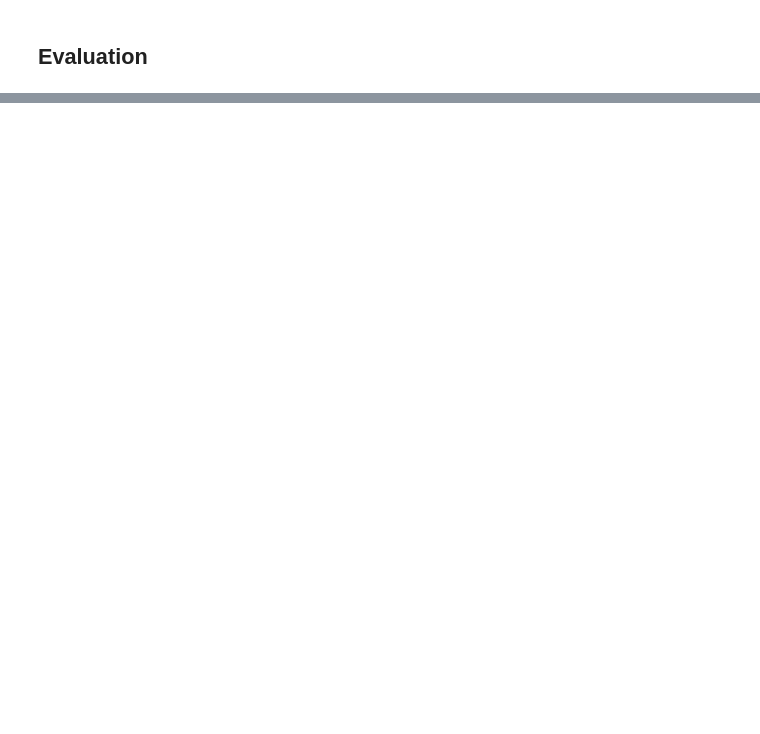
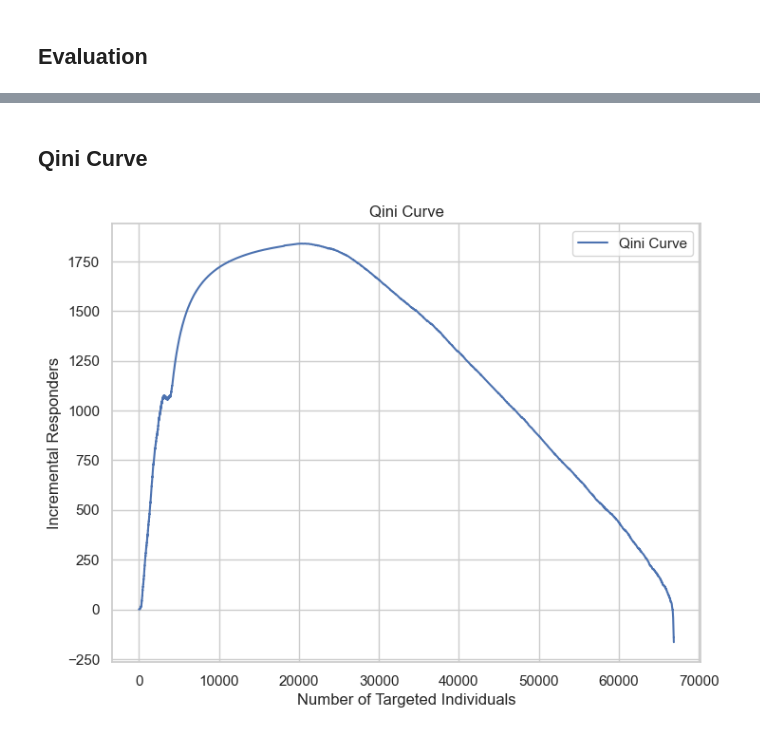
Before and after one commit to RobertoBerrocal/thesis, a Jupyter notebook: notebooks/data_modelling.ipynb, the cells around one changed output, grey strips where cells are left out. Cells and saved outputs as stored; diff of their text form; code cells hidden in the pictures; blank space fills up the shorter version.

```diff
--- a/notebooks/data_modelling.ipynb
+++ b/notebooks/data_modelling.ipynb
@@ -24,4 +41,4 @@ Data columns (total 30 columns):
 dtypes: float64(17), int32(1), int64(5), object(7)
 memory usage: 50.3+ MB
 # %%
-rmf_dataset.dropna(inplace=True)
+rfm_df.dropna(inplace=True)
@@ -93,6 +100,6 @@ rmf_dataset.loc[X_df.index, 'Churn_Label_KNN'] = (rmf_dataset.loc[X_df.index, 'K
 # %% [markdown]
 ## Treatment
 # %%
-rmf_dataset['Treatment'] = (rmf_dataset['USED_EXTRA_DISCOUNT_RATIO'] > 0.2).astype(bool)
+rfm_df['Treatment'] = (rfm_df['USED_EXTRA_DISCOUNT_RATIO'] > 0.05).astype(bool)
 # %% [markdown]
 ## Modelling
@@ -160,2 +106,22 @@ TwoModels(estimator_ctrl=RandomForestClassifier(n_estimators=1000,
+# %%
+
+models = {
+    "TwoModels_XGB_vs_RF": TwoModels(
+        estimator_trmnt=XGBClassifier(n_estimators=1000, learning_rate=0.05, max_depth=6, eval_metric='logloss', random_state=42),
+        estimator_ctrl=RandomForestClassifier(n_estimators=1000, random_state=42),
+        method='vanilla'
+    ),
+      'tm_logreg_svm': TwoModels(
+        estimator_trmnt=LogisticRegression(max_iter=1000),
+        estimator_ctrl=SVC(probability=True),
+        method='vanilla'
+    ),
+      'ct_xgb': ClassTransformation(
+        estimator=XGBClassifier( eval_metric='logloss')
+    ),
+    'ct_rf': ClassTransformation(
+        estimator=RandomForestClassifier(n_estimators=1000, random_state=42),
+    ),
+}
 # %% [markdown]
 ## Evaluation
@@ -170,0 +274,25 @@ Qini AUC Score: 0.3846
+# %% [markdown]
+## Qini Curve
+# %%
+yLabel_OCSVM = rfm_df.loc[X_df.index, 'Churn_Label_OCSVM']
+treatment = rfm_df.loc[X_df.index, 'Treatment'].astype(int)
+
+
+X_train, X_test, y_train, y_test, treat_train, treat_test = train_test_split(
+    X_df, yLabel_OCSVM, treatment, test_size=0.3, stratify=treatment, random_state=42
+)
+m=models['TwoModels_XGB_vs_RF'].fit(X_train, y_train, treat_train)
+preds = m.predict(X_test)
+
+x_qini, y_qini = qini_curve(y_true=y_test, uplift=preds, treatment=treat_test)
+# %%
+plt.figure(figsize=(8, 6))
+plt.plot(x_qini, y_qini, label='Qini Curve')
+plt.xlabel('Number of Targeted Individuals')
+plt.ylabel('Incremental Responders')
+plt.title('Qini Curve')
+plt.legend()
+plt.grid(True)
+plt.show()
+# %% [output]
+[figure, added]
```
Also changed, not shown: parts of 42 cells of this notebook, 7 other files.
